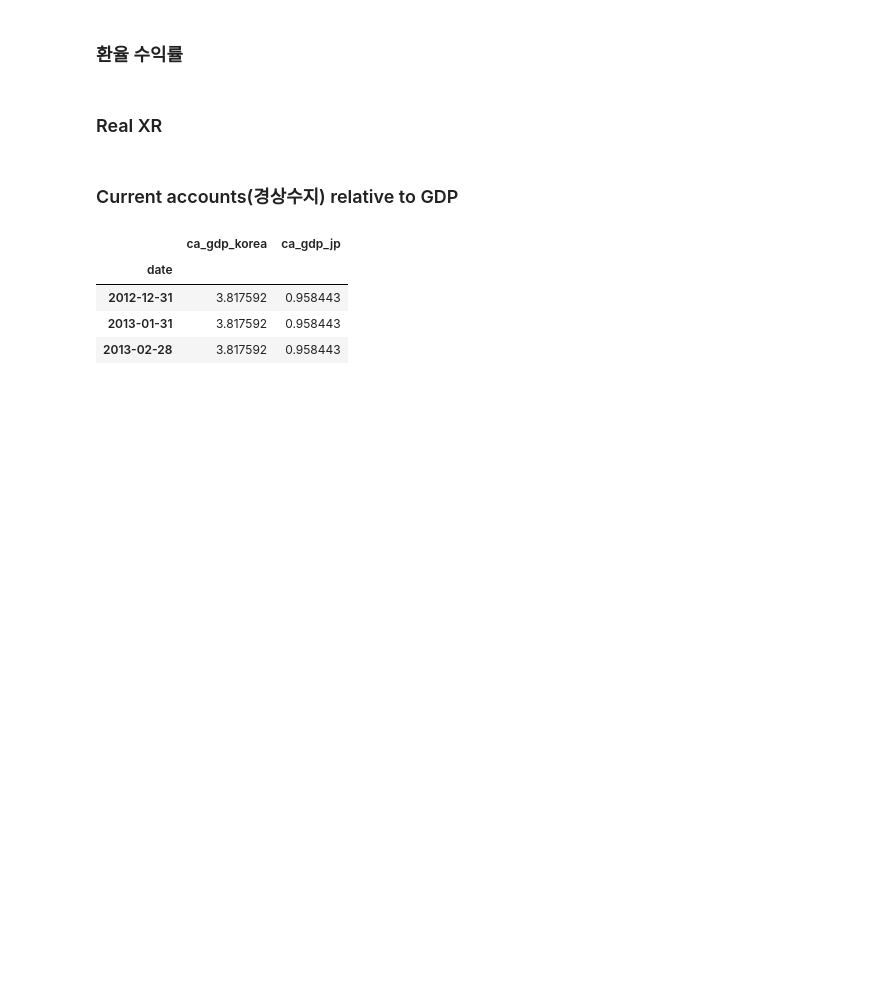
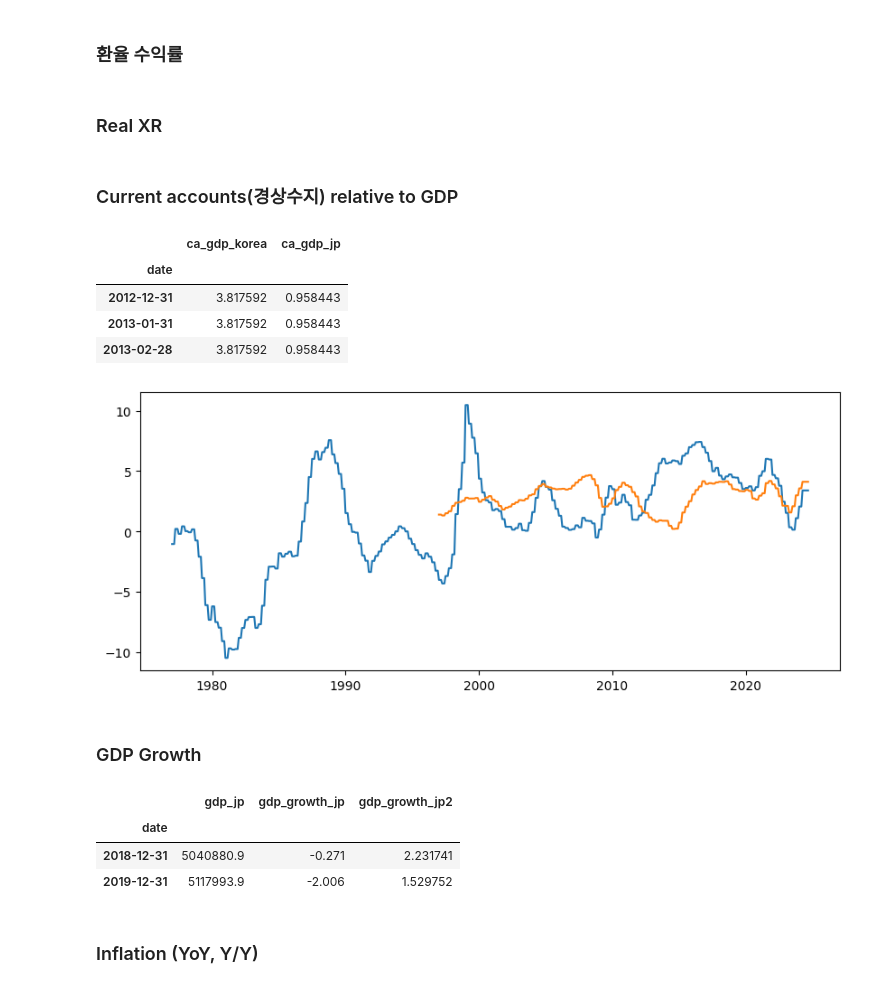
Before and after one commit to YoungminChoAtKaist/findb2024, a Jupyter notebook: findatabase.ipynb, the cells around one changed output. Saved outputs shown, nothing was run; the diff lists cells and outputs as text; code cells hidden in the pictures; blank space fills up the shorter version.

```diff
--- a/findatabase.ipynb
+++ b/findatabase.ipynb
@@ -744,3 +745,13 @@ df_merged.loc['2012-12-26':][['ca_gdp_korea', 'ca_gdp_jp']].head(3)
 | 2012-12-31 | 3.817592 | 0.958443 |
 | 2013-01-31 | 3.817592 | 0.958443 |
 | 2013-02-28 | 3.817592 | 0.958443 |
+# %%
+#stationary process
+
+plt.plot(df_merged['ca_gdp_korea'])
+plt.plot(df_merged['ca_gdp_jp'])
+plt.show()
+# %% [output]
+[figure, added]
+# %% [markdown]
+### GDP Growth
@@ -746,0 +761,9 @@ df_merged.loc['2012-12-26':][['ca_gdp_korea', 'ca_gdp_jp']].head(3)
+# %%
+df_merged.loc[['2018-12-31', '2019-12-31']][['gdp_jp', 'gdp_growth_jp', 'gdp_growth_jp2']]
+# %% [output]
+|  | gdp_jp | gdp_growth_jp | gdp_growth_jp2 |
+| date |  |  |  |
+| 2018-12-31 | 5040880.9 | -0.271 | 2.231741 |
+| 2019-12-31 | 5117993.9 | -2.006 | 1.529752 |
+# %% [markdown]
+### Inflation (YoY, Y/Y)
```
Also changed, not shown: parts of 18 cells of this notebook.
